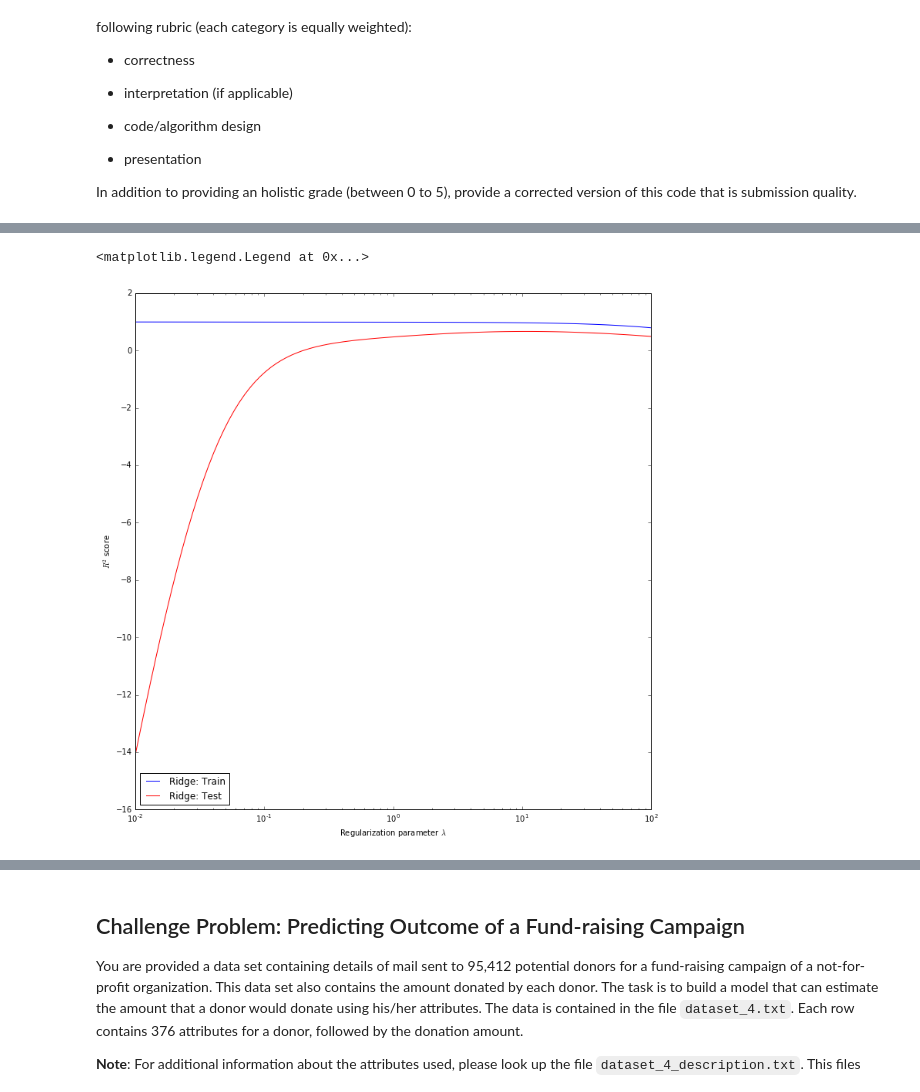
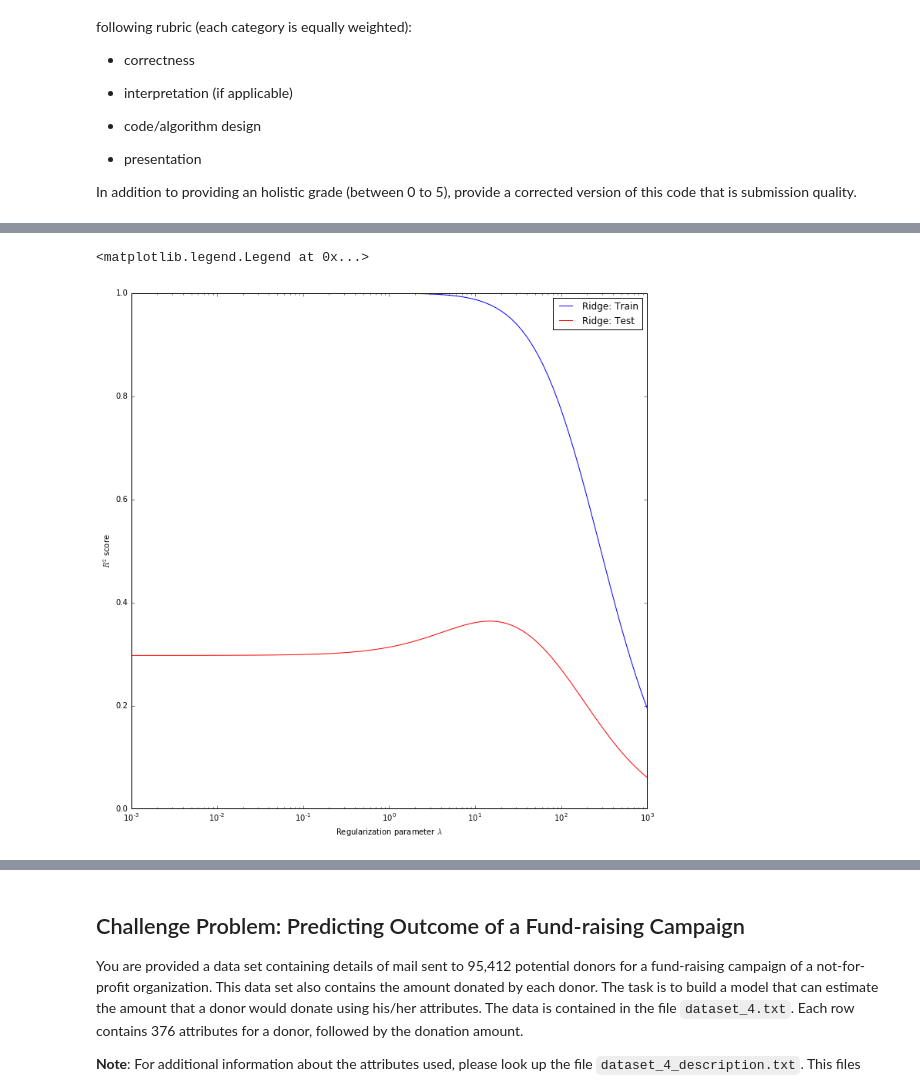
Before and after one commit to nikhilaravi/AC209datascience, a Jupyter notebook: HW4/Data_Science_HW4.ipynb, the cells around one changed output, grey strips where cells are left out. Saved outputs shown, nothing was run; the diff lists cells and outputs as text; code cells hidden in the pictures.

```diff
--- a/HW4/Data_Science_HW4.ipynb
+++ b/HW4/Data_Science_HW4.ipynb
@@ -721,48 +753,54 @@ In addition to providing an holistic grade (between 0 to 5), provide a corrected
 # %%
-import sklearn
-# Fit
+from sklearn.linear_model import LinearRegression as Lin_Reg
+
 def ridge(x_train, y_train, reg_param):
     n,p =np.shape(x_train) # x is an n x p matrix
+    # append a pxp matrix lambda*I to the X matrix
     x_train=np.concatenate((x_train,np.sqrt(10.0**reg_param)*np.identity(p)),axis=0)
+    # append a column vector of length p to the y vector
     y_train=np.concatenate((y_train,np.zeros(p)),axis=0)
-    model = sklearn.linear_model.LinearRegression()
+    model = Lin_Reg()
     model.fit(x_train,y_train)
     return model
 
-# Load
+# Load the data
 data = np.loadtxt('datasets/dataset_3.txt', delimiter=',')
+
+# Split into test and train sets, taking the first 25% for training
 n = data.shape[0]
-n = int(np.round(n*0.5))
-x_train = data[0:n,0:-1]
-y_train = data[0:n,-1]
-x_test = data[n:,0:-1]
-y_test = data[n:,-1]
+n_train = int(np.round(n*0.25))
+
+x_train = data[0:n_train,0:-1]
+y_train = data[0:n_train,-1]
+x_test = data[n_train:,0:-1]
+y_test = data[n_train:,-1]
 
 # Standardise data
 x_train = x_train / x_train.std(axis=0)
 x_test = x_test / x_test.std(axis=0)
 
 # Params
-lambdas=np.linspace(-2,2, 100)
+lambdas=np.linspace(-3,3, 100)
 num_lambdas = len(lambdas)
 
-# Iterate
+# Initialise empty arrays for storing r2 values
 r2_train =np.zeros(num_lambdas)
 r2_test =np.zeros(num_lambdas)
 
+# Iterate over the values of lambda
 for i in range(num_lambdas):
     model = ridge(x_train,y_train,lambdas[i])
     r2_train[i]=model.score(x_train,y_train)
     r2_test[i]=model.score(x_test,y_test)
 
-# Plot
+# Plot the rsquared values as a function of lambda
 fig, ax = plt.subplots(1, 1, figsize=(12, 12))
 ax.semilogx(10.0**lambdas, (r2_train), c='b', label='Ridge: Train')
 ax.semilogx(10.0**lambdas, (r2_test), c='r', label='Ridge: Test')
 
 ax.set_xlabel('Regularization parameter $\lambda$')
 ax.set_ylabel(r'$R^2$ score')
 ax.legend(loc = 'best')
 # %% [output]
 <matplotlib.legend.Legend at 0x...>
-[figure, old version]
+[figure, new version]
```
Also changed, not shown: parts of 38 cells of this notebook, 2 other files.
